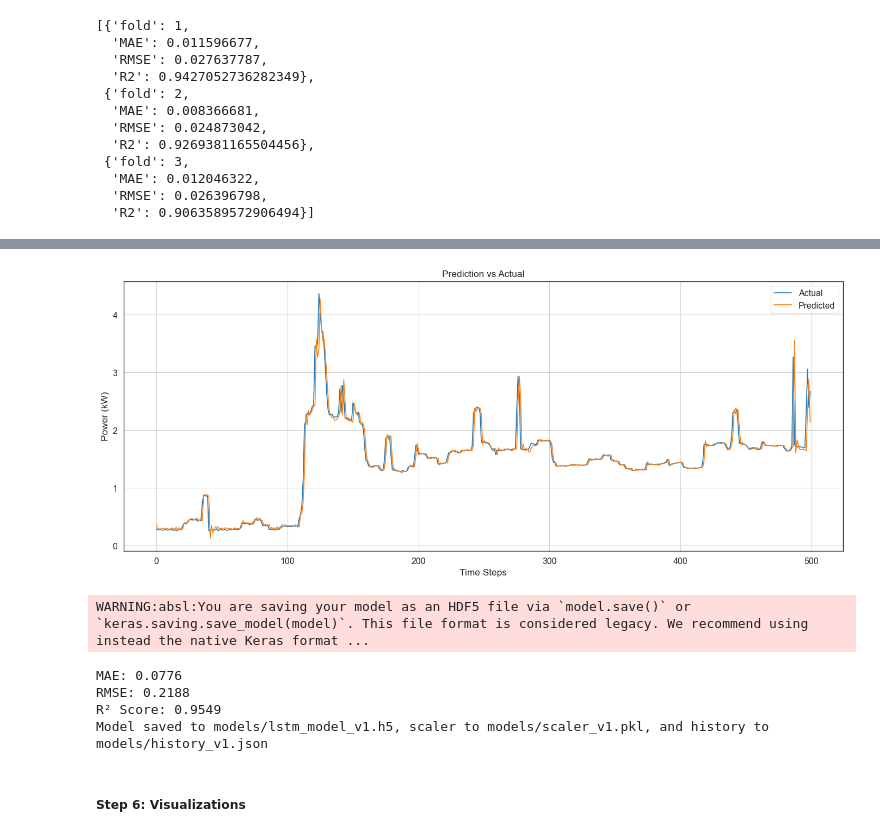
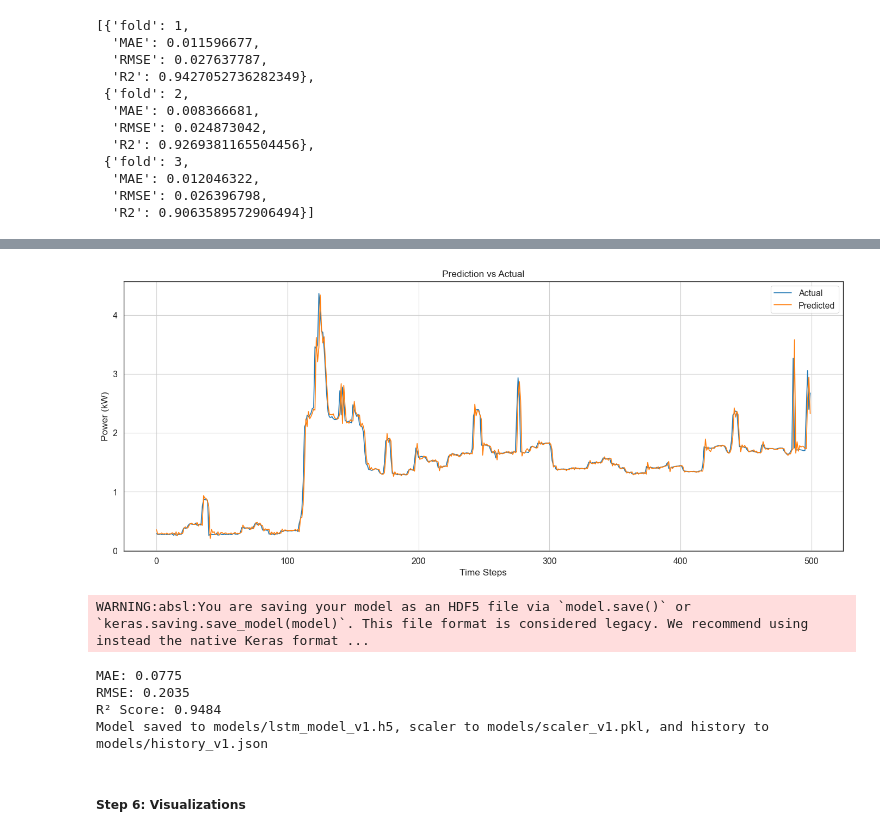
Before and after one commit to Seavleu/self-dr-vpp, a Jupyter notebook: notebooks/forecasting/global_active_power_consumption_of_household.ipynb, the cells around one changed output, grey strips where cells are left out. Saved outputs shown, nothing was run; the diff lists cells and outputs as text; code cells hidden in the pictures.

Commit message:
feat: train on multi-step

```diff
--- a/notebooks/forecasting/global_active_power_consumption_of_household.ipynb
+++ b/notebooks/forecasting/global_active_power_consumption_of_household.ipynb
@@ -707,7 +707,7 @@ Fold 3 -- MAE: 0.0120, RMSE: 0.0264, R²: 0.9064
   'R2': 0.9063589572906494}]
 # %%
 model = build_lstm_model(
-    input_shape=(X_train_small.shape[1], X_train_small.shape[2]),
+    input_shape=(X_train.shape[1], X_train.shape[2]),
     units1=config['model']['units1'],
     units2=config['model']['units2'],
     dropout1=config['model']['dropout1'],
@@ -716,8 +716,8 @@ model = build_lstm_model(
 
 model, history = train_model(
     model,
-    X_train_small,
-    y_train_small,
+    X_train,
+    y_train,
     config
 )
 # %% [output]
@@ -741,5 +741,5 @@ Epoch 20/20
 # %%
-evaluate_model(model, X_test_small, y_test_small, scaler)
+evaluate_model(model, X_test, y_test, scaler)
 
 save_model(model, path=config['save']['model_path'],
            scaler=scaler,
@@ -751,8 +751,8 @@ save_model(model, path=config['save']['model_path'],
-[figure, old version]
+[figure, new version]
 WARNING:absl:You are saving your model as an HDF5 file via `model.save()` or `keras.saving.save_model(model)`. This file format is considered legacy. We recommend using instead the native Keras format ...
-MAE: 0.0776
-RMSE: 0.2188
-R² Score: 0.9549
+MAE: 0.0775
+RMSE: 0.2035
+R² Score: 0.9484
 Model saved to models/lstm_model_v1.h5, scaler to models/scaler_v1.pkl, and history to models/history_v1.json
 # %% [markdown]
 ##### Step 6: Visualizations
```
Also changed, not shown: parts of 8 cells of this notebook, 7 other files.
